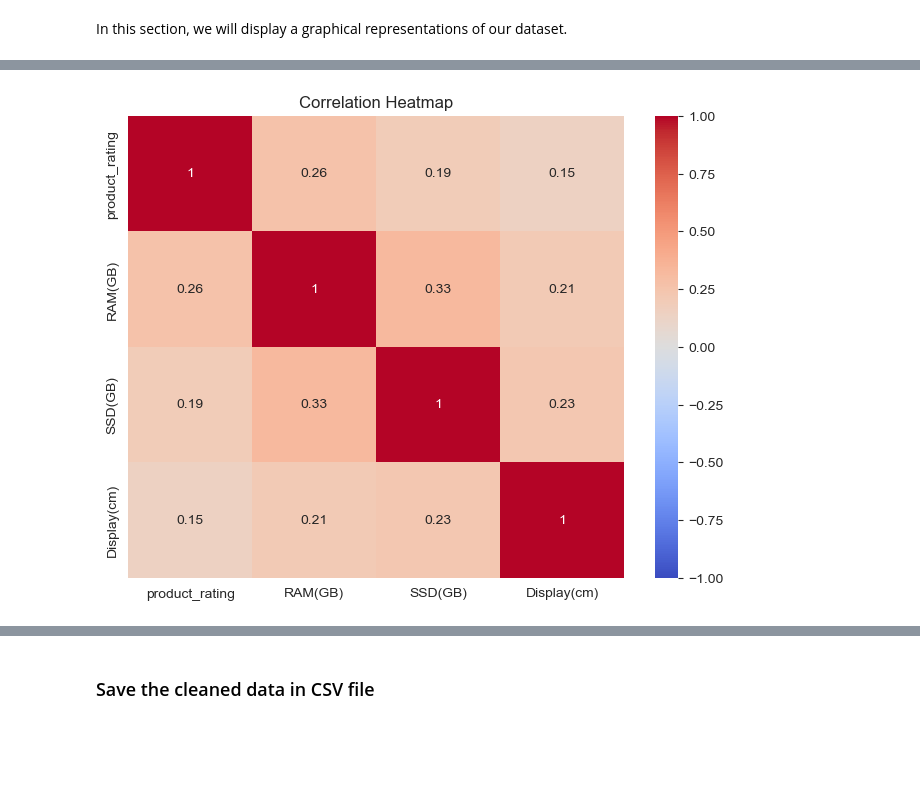
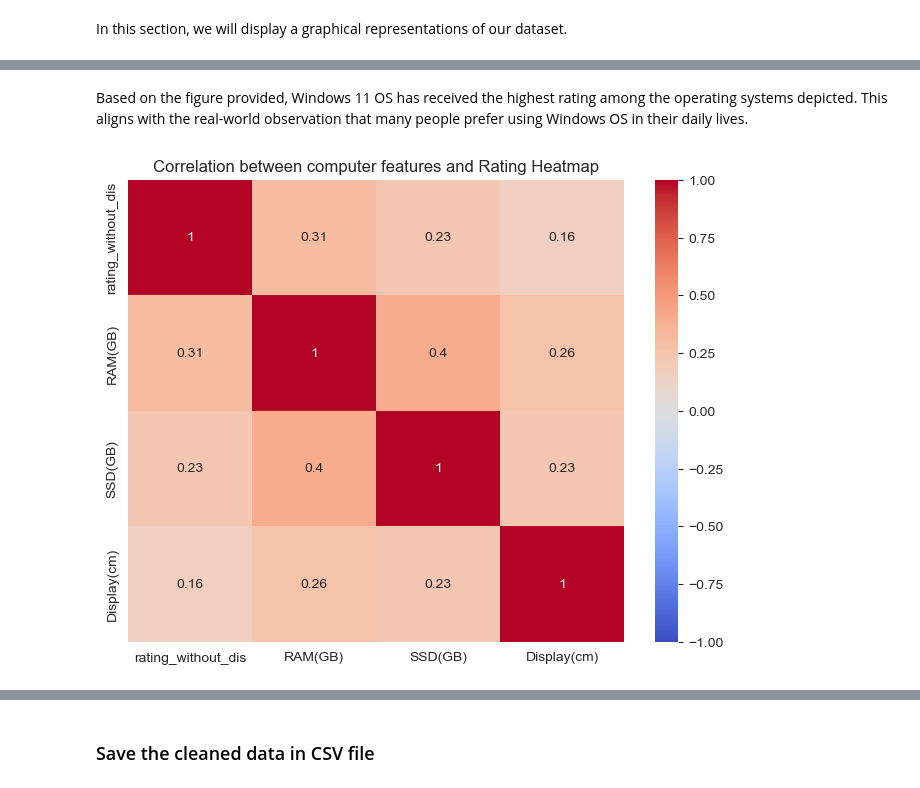
Before and after one commit to Ghalaalaskar/Flipkartlaptops, a Jupyter notebook: CodeFlipkartnew.ipynb, the cells around one changed output, grey strips where cells are left out. Drawn from its saved outputs; the diff is of its cells as text; code cells hidden in the pictures; blank space fills up the shorter version.

```diff
--- a/CodeFlipkartnew.ipynb
+++ b/CodeFlipkartnew.ipynb
@@ -489,7 +489,10 @@ We will apply discretization for "product_rating" coloumn based on:
 - 1.1 To 2 will be bad. (1<product_rating<=2)
 - Lower than or equal 1 will be very bad. (product_rating<=1)
 # %%
+#save the values of rating before discretization
+n_df['rating_without_dis'] = n_df['product_rating']
 
+#applying discretization
 def ratingdes(rating):
     if rating > 4:
         return 'Excellent'
@@ -623,18 +593,12 @@ plt.show()
+# %% [markdown]
+Based on the figure provided, Windows 11 OS has received the highest rating among the operating systems depicted. This aligns with the real-world observation that many people prefer using Windows OS in their daily lives.
 # %%
-selected_columns = ['product_rating', 'RAM(GB)', 'SSD(GB)', 'Display(cm)']
+selected_columns = ['rating_without_dis', 'RAM(GB)', 'SSD(GB)', 'Display(cm)']
 df_selected = n_df[selected_columns]
-
-# Compute the correlation matrix
 corr_matrix = df_selected.corr()
-
-# Create a heatmap
 plt.figure(figsize=(8, 6))
 sns.heatmap(corr_matrix, annot=True, cmap='coolwarm', vmin=-1, vmax=1)
-
-# Set the title
-plt.title('Correlation Heatmap')
-
-# Display the plot
+plt.title('Correlation between computer features and Rating Heatmap')
 plt.show()
 # %% [output]
-[figure, old version]
+[figure, new version]
```
Also changed, not shown: parts of 30 cells of this notebook, 1 other file.
